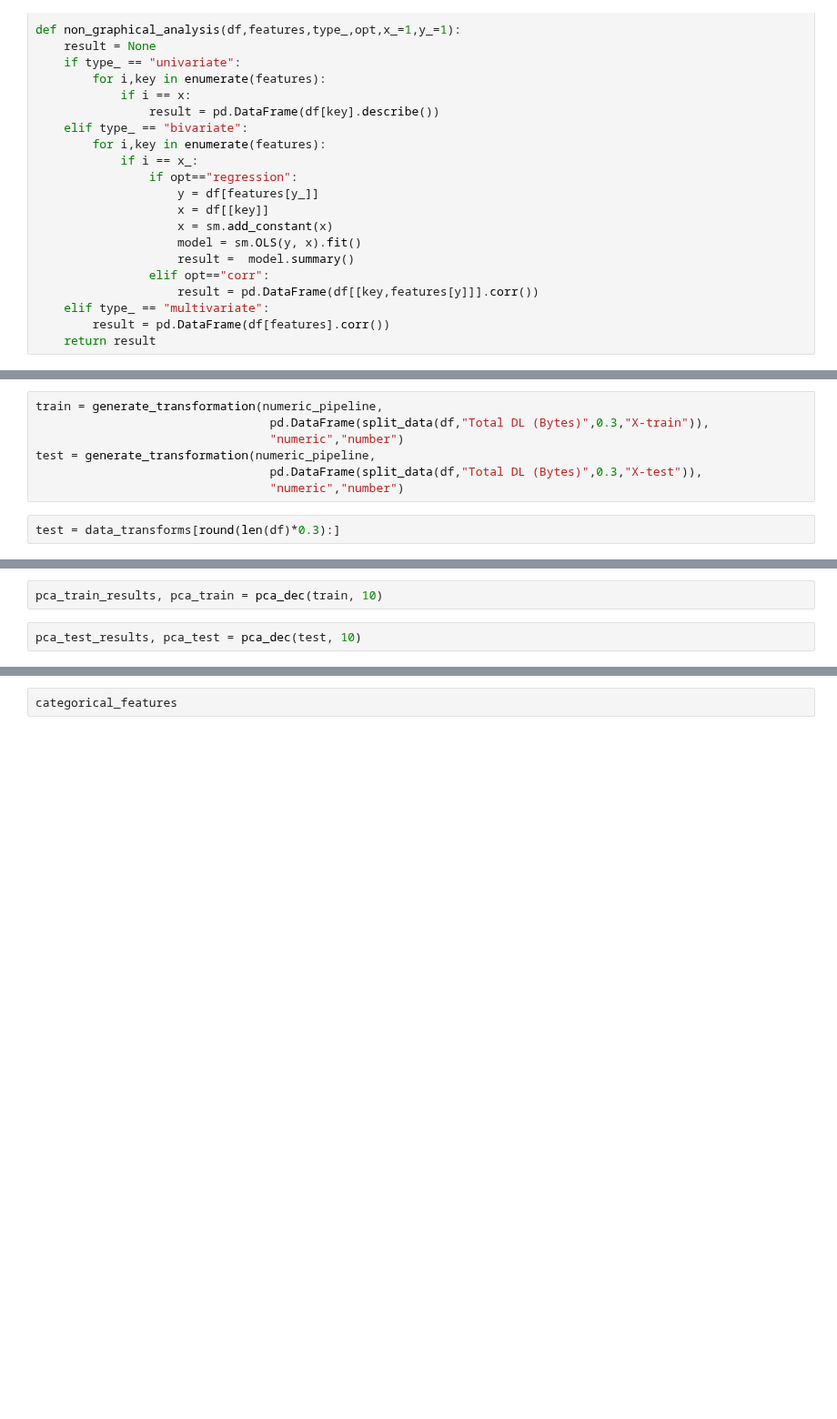
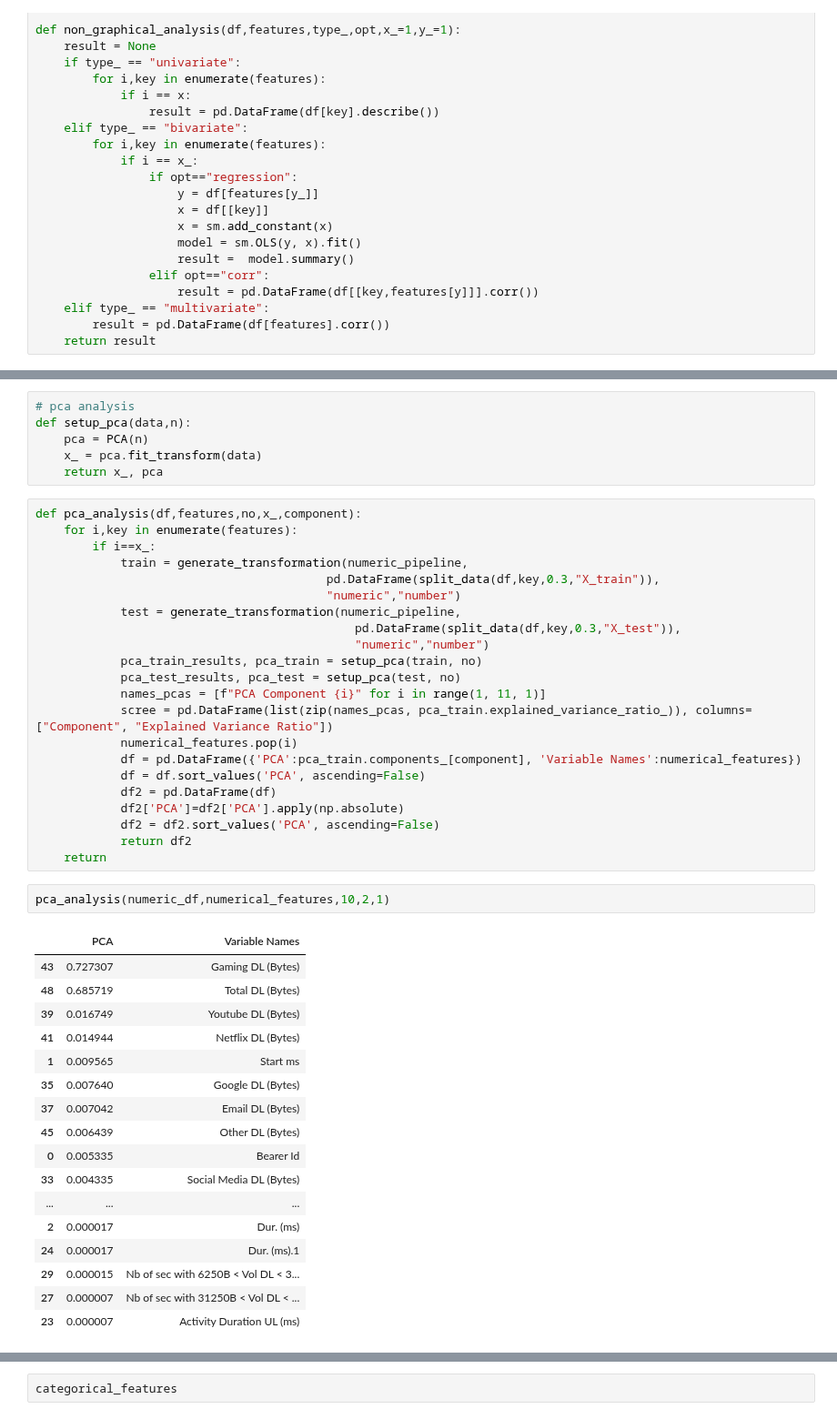
Before and after one commit to tutorialcreation/TelComChallenge, a Jupyter notebook: notebooks/Analysis.ipynb, the cells around one changed output, grey strips where cells are left out. Shown at 91% size. Saved outputs shown, nothing was run; the diff lists cells and outputs as text; blank space fills up the shorter version.

```diff
--- a/notebooks/Analysis.ipynb
+++ b/notebooks/Analysis.ipynb
@@ -505,9 +328,0 @@ non_graphical_analysis(numeric_df,numerical_features,"multivariate",1,4)
-# %%
-train = generate_transformation(numeric_pipeline,
-                                 pd.DataFrame(split_data(df,"Total DL (Bytes)",0.3,"X-train")),
-                                 "numeric","number")
-test = generate_transformation(numeric_pipeline,
-                                 pd.DataFrame(split_data(df,"Total DL (Bytes)",0.3,"X-test")),
-                                 "numeric","number")
-# %%
-test = data_transforms[round(len(df)*0.3):]
@@ -523,4 +508,48 @@ def pca_dec(data, n):
+# %%
+# pca analysis
+def setup_pca(data,n):
+    pca = PCA(n)
+    x_ = pca.fit_transform(data)
+    return x_, pca
 # %%
-pca_train_results, pca_train = pca_dec(train, 10)
+def pca_analysis(df,features,no,x_,component):
+    for i,key in enumerate(features):
+        if i==x_:
+            train = generate_transformation(numeric_pipeline,
+                                         pd.DataFrame(split_data(df,key,0.3,"X_train")),
+                                         "numeric","number")
+            test = generate_transformation(numeric_pipeline,
+                                             pd.DataFrame(split_data(df,key,0.3,"X_test")),
+                                             "numeric","number")
+            pca_train_results, pca_train = setup_pca(train, no)
+            pca_test_results, pca_test = setup_pca(test, no)
+            names_pcas = [f"PCA Component {i}" for i in range(1, 11, 1)]
+            scree = pd.DataFrame(list(zip(names_pcas, pca_train.explained_variance_ratio_)), columns=["Component", "Explained Variance Ratio"])
+            numerical_features.pop(i)
+            df = pd.DataFrame({'PCA':pca_train.components_[component], 'Variable Names':numerical_features})
+            df = df.sort_values('PCA', ascending=False)
+            df2 = pd.DataFrame(df)
+            df2['PCA']=df2['PCA'].apply(np.absolute)
+            df2 = df2.sort_values('PCA', ascending=False)
+            return df2
+    return
 # %%
-pca_test_results, pca_test = pca_dec(test, 10)
+pca_analysis(numeric_df,numerical_features,10,2,1)
+# %% [output]
+|  | PCA | Variable Names |
+| 43 | 0.727307 | Gaming DL (Bytes) |
+| 48 | 0.685719 | Total DL (Bytes) |
+| 39 | 0.016749 | Youtube DL (Bytes) |
+| 41 | 0.014944 | Netflix DL (Bytes) |
+| 1 | 0.009565 | Start ms |
+| 35 | 0.007640 | Google DL (Bytes) |
+| 37 | 0.007042 | Email DL (Bytes) |
+| 45 | 0.006439 | Other DL (Bytes) |
+| 0 | 0.005335 | Bearer Id |
+| 33 | 0.004335 | Social Media DL (Bytes) |
+| ... | ... | ... |
+| 2 | 0.000017 | Dur. (ms) |
+| 24 | 0.000017 | Dur. (ms).1 |
+| 29 | 0.000015 | Nb of sec with 6250B < Vol DL < 3... |
+| 27 | 0.000007 | Nb of sec with 31250B < Vol DL < ... |
+| 23 | 0.000007 | Activity Duration UL (ms) |
```
Also changed, not shown: parts of 84 cells of this notebook.
